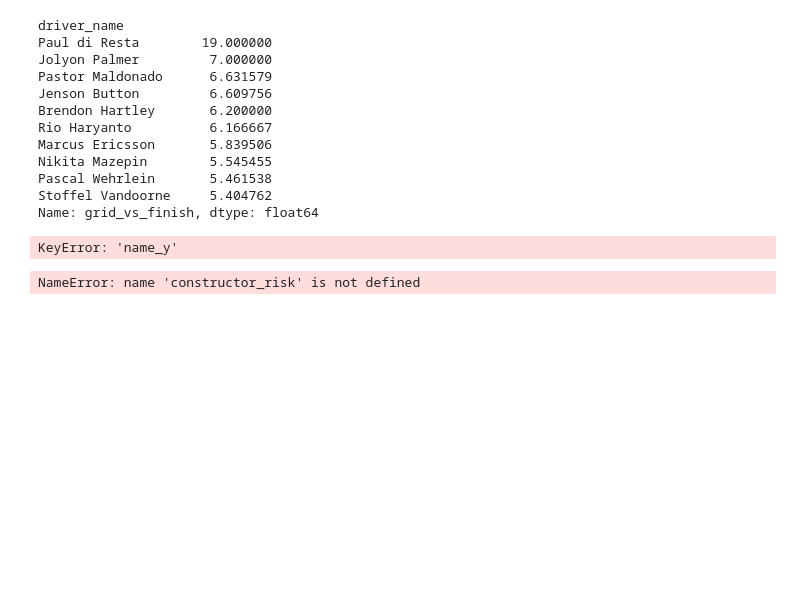
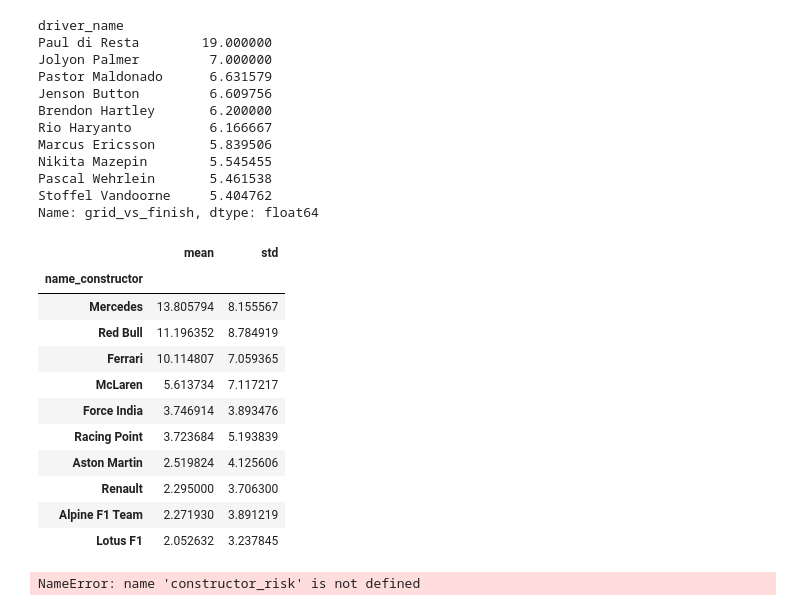
Before and after one commit to KavishaGimhani/f1-business-analytics, a Jupyter notebook: notebooks/03_eda.ipynb, the cells around one changed output. Cells and saved outputs as stored; diff of their text form; code cells hidden in the pictures; blank space fills up the shorter version.

```diff
--- a/notebooks/03_eda.ipynb
+++ b/notebooks/03_eda.ipynb
@@ -412,14 +483,25 @@ Stoffel Vandoorne     5.404762
 Name: grid_vs_finish, dtype: float64
 # %%
 constructor_risk = (
-    df_10yr.groupby('name_y')['points']
+    df_10yr.groupby('name_constructor')['points']
     .agg(['mean','std'])
     .sort_values('mean', ascending=False)
 )
 
 constructor_risk.head(10)
 # %% [output]
-KeyError: 'name_y'
+|  | mean | std |
+| name_constructor |  |  |
+| Mercedes | 13.805794 | 8.155567 |
+| Red Bull | 11.196352 | 8.784919 |
+| Ferrari | 10.114807 | 7.059365 |
+| McLaren | 5.613734 | 7.117217 |
+| Force India | 3.746914 | 3.893476 |
+| Racing Point | 3.723684 | 5.193839 |
+| Aston Martin | 2.519824 | 4.125606 |
+| Renault | 2.295000 | 3.706300 |
+| Alpine F1 Team | 2.271930 | 3.891219 |
+| Lotus F1 | 2.052632 | 3.237845 |
 # %%
 plt.scatter(constructor_risk['std'], constructor_risk['mean'])
 plt.xlabel("Performance Variability")
```
Also changed, not shown: parts of 11 cells of this notebook.
